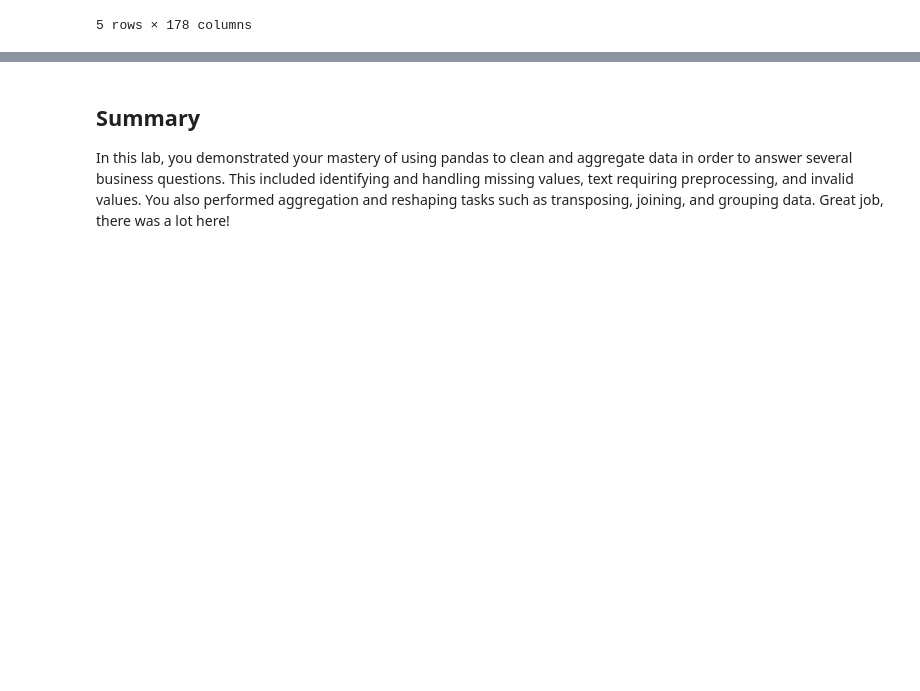
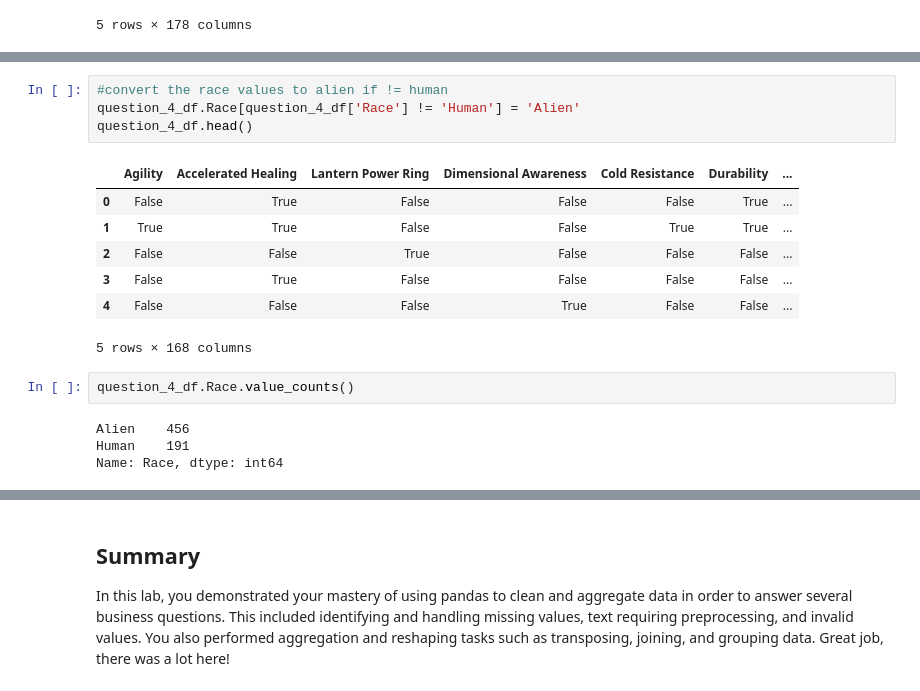
Before and after one commit to joshuaedelstein15/dsc-pandas-data-cleaning-lab, a Jupyter notebook: index.ipynb, the cells around one changed output, grey strips where cells are left out. Saved outputs shown, nothing was run; the diff lists cells and outputs as text; blank space fills up the shorter version.

```diff
--- a/index.ipynb
+++ b/index.ipynb
@@ -892,0 +887,18 @@ TypeError: 'generator' object is not callable
+# %%
+#convert the race values to alien if != human
+question_4_df.Race[question_4_df['Race'] != 'Human'] = 'Alien'
+question_4_df.head()
+# %% [output]
+|  | Agility | Accelerated Healing | Lantern Power Ring | Dimensional Awareness | Cold Resistance | Durability | ... |
+| 0 | False | True | False | False | False | True | ... |
+| 1 | True | True | False | False | True | True | ... |
+| 2 | False | False | True | False | False | False | ... |
+| 3 | False | True | False | False | False | False | ... |
+| 4 | False | False | False | True | False | False | ... |
+5 rows × 168 columns
+# %%
+question_4_df.Race.value_counts()
+# %% [output]
+Alien    456
+Human    191
+Name: Race, dtype: int64
```
Also changed, not shown: parts of 15 cells of this notebook.
